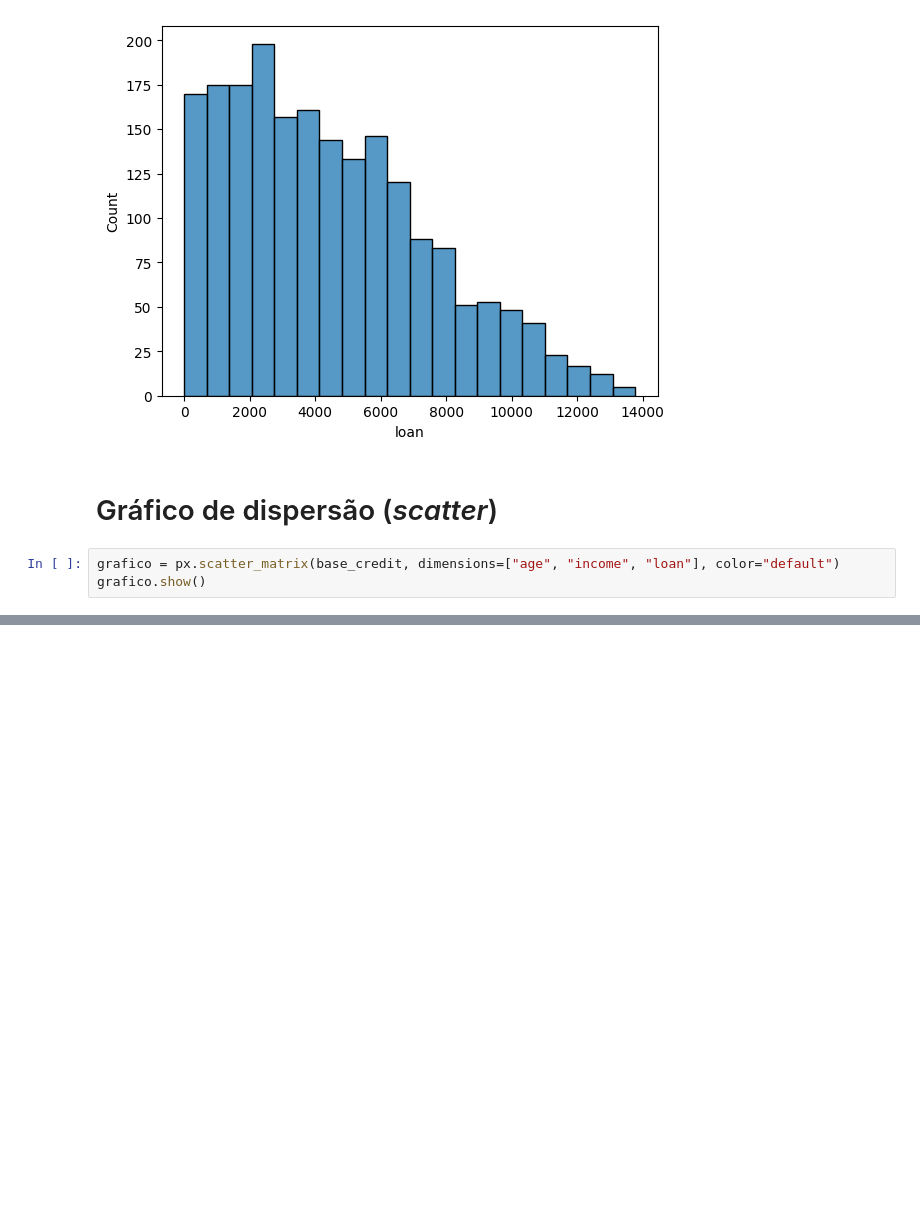
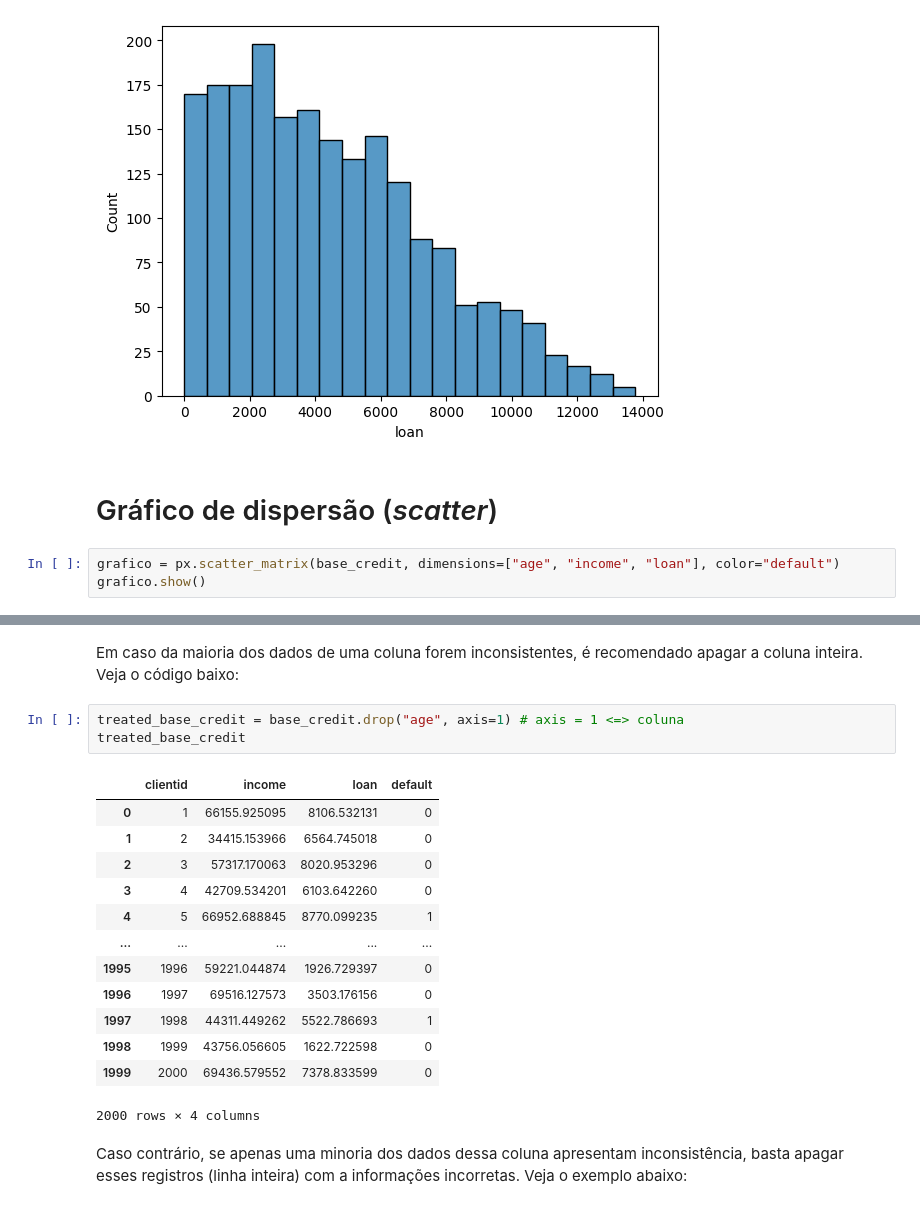
Before and after one commit to ImGabreuw/machine-learning-e-data-science-com-python, a Jupyter notebook: pre-processamento-dos-dados/projects/credit-risk.ipynb, the cells around one changed output, grey strips where cells are left out. Drawn from its saved outputs; the diff is of its cells as text; blank space fills up the shorter version.

```diff
--- a/pre-processamento-dos-dados/projects/credit-risk.ipynb
+++ b/pre-processamento-dos-dados/projects/credit-risk.ipynb
@@ -129,0 +139,21 @@ grafico.show()
+# %% [markdown]
+Em caso da maioria dos dados de uma coluna forem inconsistentes, é recomendado apagar a coluna inteira. Veja o código baixo:
+# %%
+treated_base_credit = base_credit.drop("age", axis=1) # axis = 1 <=> coluna
+treated_base_credit
+# %% [output]
+|  | clientid | income | loan | default |
+| 0 | 1 | 66155.925095 | 8106.532131 | 0 |
+| 1 | 2 | 34415.153966 | 6564.745018 | 0 |
+| 2 | 3 | 57317.170063 | 8020.953296 | 0 |
+| 3 | 4 | 42709.534201 | 6103.642260 | 0 |
+| 4 | 5 | 66952.688845 | 8770.099235 | 1 |
+| ... | ... | ... | ... | ... |
+| 1995 | 1996 | 59221.044874 | 1926.729397 | 0 |
+| 1996 | 1997 | 69516.127573 | 3503.176156 | 0 |
+| 1997 | 1998 | 44311.449262 | 5522.786693 | 1 |
+| 1998 | 1999 | 43756.056605 | 1622.722598 | 0 |
+| 1999 | 2000 | 69436.579552 | 7378.833599 | 0 |
+2000 rows × 4 columns
+# %% [markdown]
+Caso contrário, se apenas uma minoria dos dados dessa coluna apresentam inconsistência, basta apagar esses registros (linha inteira) com a informações incorretas. Veja o exemplo abaixo:
```
Also changed, not shown: parts of 13 cells of this notebook, 2 other files.
